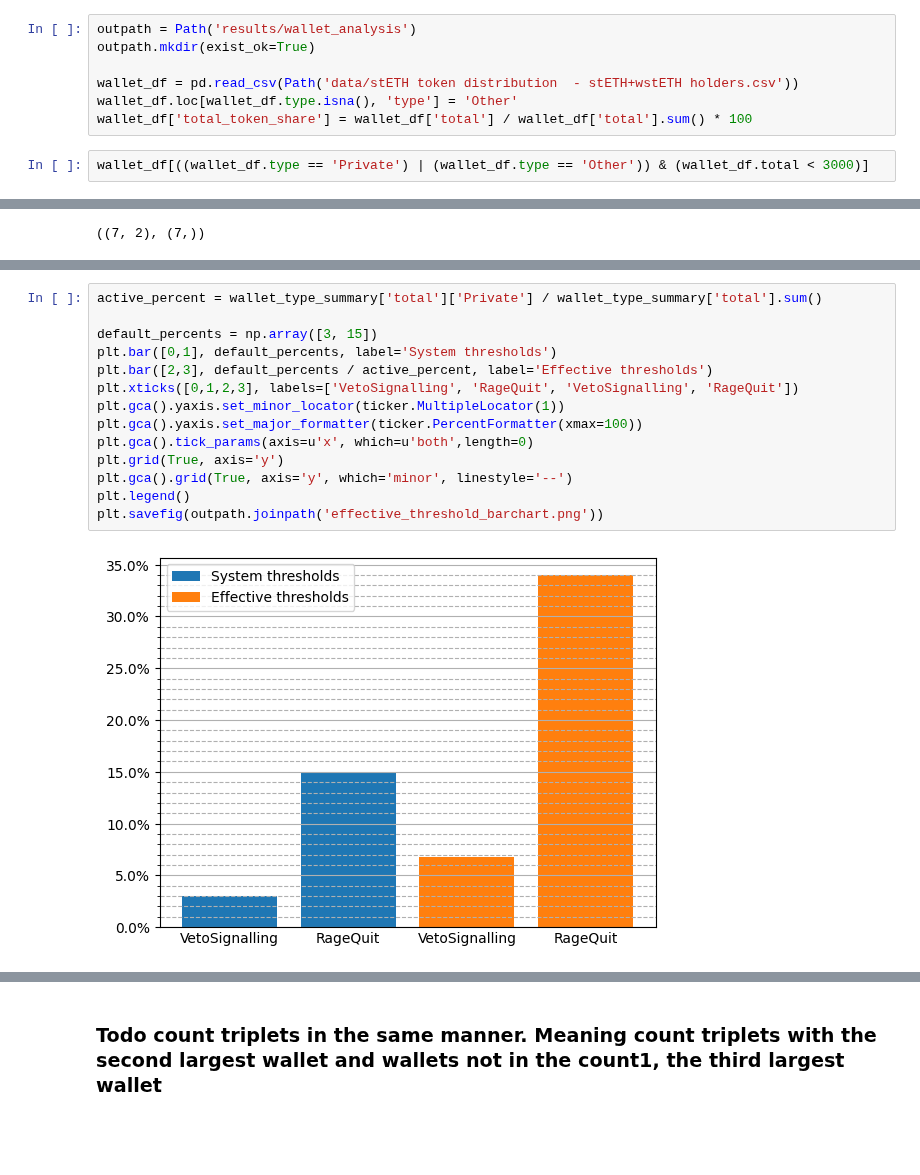
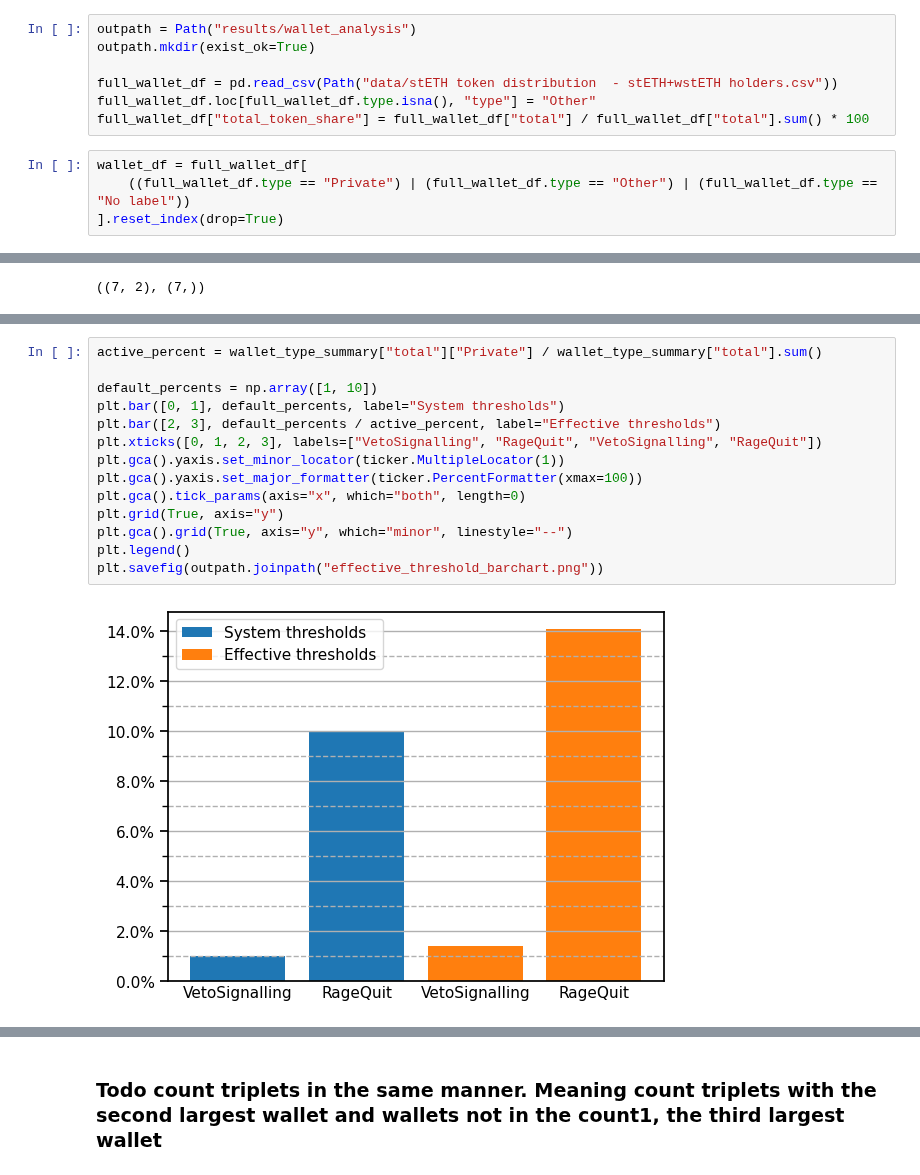
Before and after one commit to collectif-dao/dg-research, a Jupyter notebook: wallet_analysis.ipynb, the cells around one changed output, grey strips where cells are left out. Drawn from its saved outputs; the diff is of its cells as text; blank space fills up the shorter version.

```diff
--- a/wallet_analysis.ipynb
+++ b/wallet_analysis.ipynb
@@ -37,11 +36,13 @@ def create_donut_charts(dataframes, column_names, titles=None):
     # plt.show()
     return fig
 # %%
-outpath = Path('results/wallet_analysis')
+outpath = Path("results/wallet_analysis")
 outpath.mkdir(exist_ok=True)
 
-wallet_df = pd.read_csv(Path('data/stETH token distribution  - stETH+wstETH holders.csv'))
-wallet_df.loc[wallet_df.type.isna(), 'type'] = 'Other'
-wallet_df['total_token_share'] = wallet_df['total'] / wallet_df['total'].sum() * 100
+full_wallet_df = pd.read_csv(Path("data/stETH token distribution  - stETH+wstETH holders.csv"))
+full_wallet_df.loc[full_wallet_df.type.isna(), "type"] = "Other"
+full_wallet_df["total_token_share"] = full_wallet_df["total"] / full_wallet_df["total"].sum() * 100
 # %%
-wallet_df[((wallet_df.type == 'Private') | (wallet_df.type == 'Other')) & (wallet_df.total < 3000)]
+wallet_df = full_wallet_df[
+    ((full_wallet_df.type == "Private") | (full_wallet_df.type == "Other") | (full_wallet_df.type == "No label"))
+].reset_index(drop=True)
@@ -754,17 +756,17 @@ Name: total, dtype: float64
 # %%
-active_percent = wallet_type_summary['total']['Private'] / wallet_type_summary['total'].sum()
+active_percent = wallet_type_summary["total"]["Private"] / wallet_type_summary["total"].sum()
 
-default_percents = np.array([3, 15])
-plt.bar([0,1], default_percents, label='System thresholds')
-plt.bar([2,3], default_percents / active_percent, label='Effective thresholds')
-plt.xticks([0,1,2,3], labels=['VetoSignalling', 'RageQuit', 'VetoSignalling', 'RageQuit'])
+default_percents = np.array([1, 10])
+plt.bar([0, 1], default_percents, label="System thresholds")
+plt.bar([2, 3], default_percents / active_percent, label="Effective thresholds")
+plt.xticks([0, 1, 2, 3], labels=["VetoSignalling", "RageQuit", "VetoSignalling", "RageQuit"])
 plt.gca().yaxis.set_minor_locator(ticker.MultipleLocator(1))
 plt.gca().yaxis.set_major_formatter(ticker.PercentFormatter(xmax=100))
-plt.gca().tick_params(axis=u'x', which=u'both',length=0)
-plt.grid(True, axis='y')
-plt.gca().grid(True, axis='y', which='minor', linestyle='--')
+plt.gca().tick_params(axis="x", which="both", length=0)
+plt.grid(True, axis="y")
+plt.gca().grid(True, axis="y", which="minor", linestyle="--")
 plt.legend()
-plt.savefig(outpath.joinpath('effective_threshold_barchart.png'))
+plt.savefig(outpath.joinpath("effective_threshold_barchart.png"))
 # %% [output]
-[figure, old version]
+[figure, new version]
 # %%
```
Also changed, not shown: parts of 34 cells of this notebook, 2 other files.
